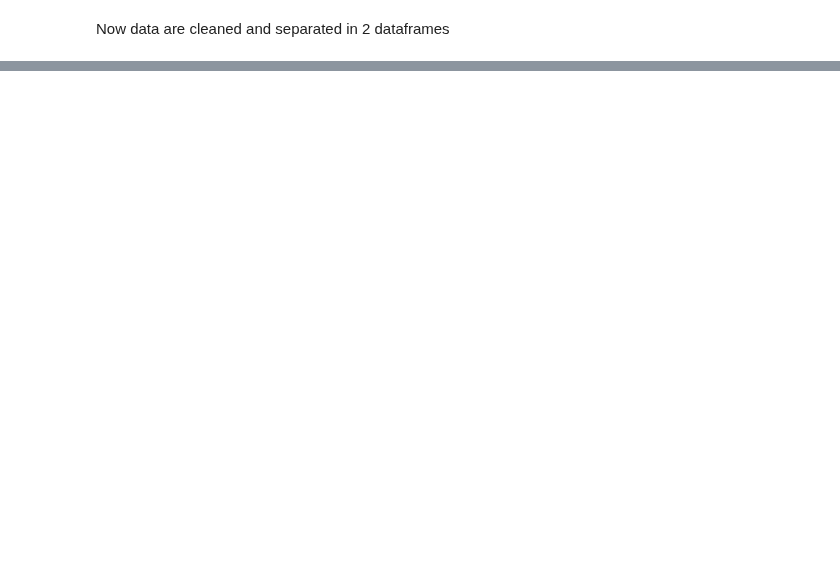
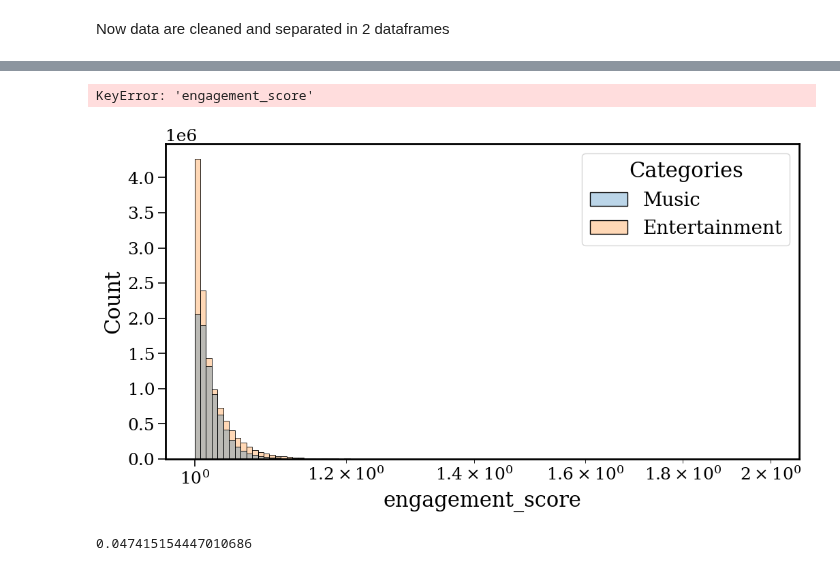
Before and after one commit to epfl-ada/ada-2024-project-tropicaltoucansinsight, a Jupyter notebook: engagement.ipynb, the cells around one changed output, grey strips where cells are left out. Saved outputs shown, nothing was run; the diff lists cells and outputs as text; code cells hidden in the pictures; blank space fills up the shorter version.

Commit message:
étude de engagement et monétization dans le fichier "engagement.ipynb"

```diff
--- a/engagement.ipynb
+++ b/engagement.ipynb
@@ -45,0 +164,17 @@ df_music['engagement_score'] = (
+# %%
+# df_metadata_compare =  pd.concat([df_music_filtered, df_entertainment_filtered], axis=0)
+data_utils.compare_distribution_across_categories(df_metadata_compare,
+                                                  columns=["engagement_score"],
+                                                  categories=categories,
+                                                  x_logs=[True],
+                                                  y_logs=[True],
+                                                  kind="hist",
+                                                  hue="categories")
+# %% [output]
+KeyError: 'engagement_score'
+[figure, added]
+# %%
+# print(df_metadata_compare['engagement_score'].describe())
+print(df_metadata_compare['engagement_score'].quantile(0.90))
+# %% [output]
+0.047415154447010686
```
Also changed, not shown: parts of 11 cells of this notebook, 1 other file.
